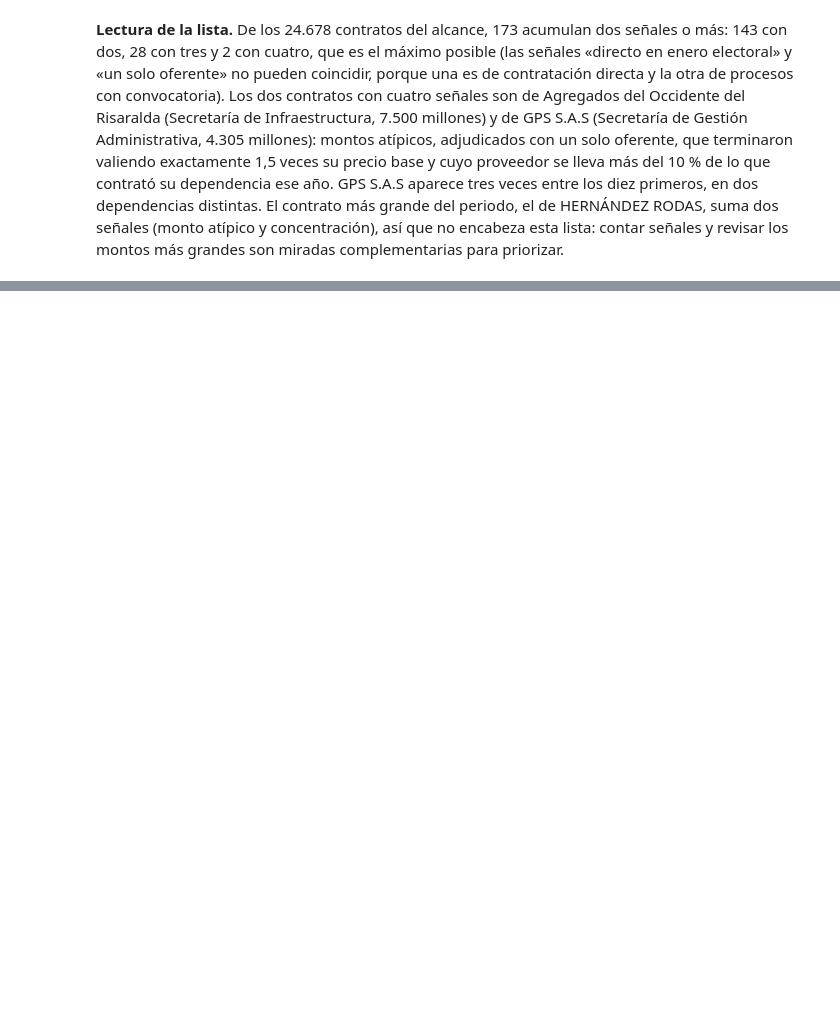
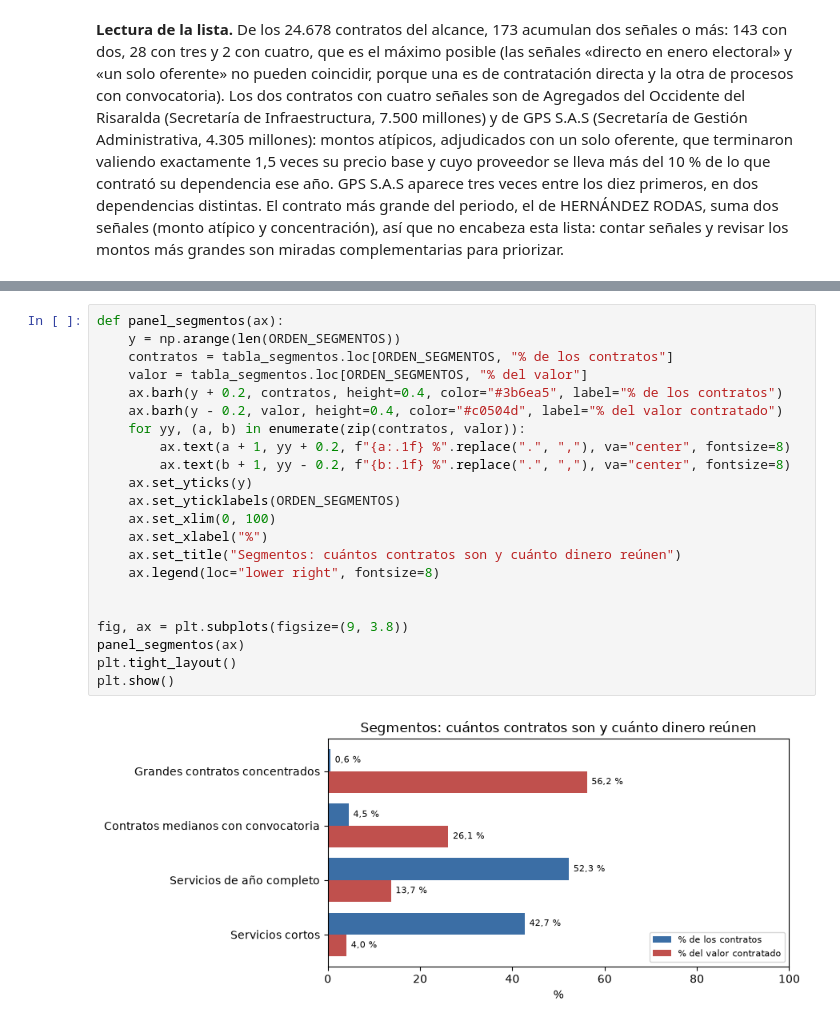
Before and after one commit to jahenao28-jh/contratacion-publica-pereira, a Jupyter notebook: notebooks/01_ingesta.ipynb, the cells around one changed output, grey strips where cells are left out. Drawn from its saved outputs; the diff is of its cells as text; blank space fills up the shorter version.

```diff
--- a/notebooks/01_ingesta.ipynb
+++ b/notebooks/01_ingesta.ipynb
@@ -1443,0 +1587,24 @@ Contratos: 24678 | variables: 40
+# %%
+def panel_segmentos(ax):
+    y = np.arange(len(ORDEN_SEGMENTOS))
+    contratos = tabla_segmentos.loc[ORDEN_SEGMENTOS, "% de los contratos"]
+    valor = tabla_segmentos.loc[ORDEN_SEGMENTOS, "% del valor"]
+    ax.barh(y + 0.2, contratos, height=0.4, color="#3b6ea5", label="% de los contratos")
+    ax.barh(y - 0.2, valor, height=0.4, color="#c0504d", label="% del valor contratado")
+    for yy, (a, b) in enumerate(zip(contratos, valor)):
+        ax.text(a + 1, yy + 0.2, f"{a:.1f} %".replace(".", ","), va="center", fontsize=8)
+        ax.text(b + 1, yy - 0.2, f"{b:.1f} %".replace(".", ","), va="center", fontsize=8)
+    ax.set_yticks(y)
+    ax.set_yticklabels(ORDEN_SEGMENTOS)
+    ax.set_xlim(0, 100)
+    ax.set_xlabel("%")
+    ax.set_title("Segmentos: cuántos contratos son y cuánto dinero reúnen")
+    ax.legend(loc="lower right", fontsize=8)
+
+
+fig, ax = plt.subplots(figsize=(9, 3.8))
+panel_segmentos(ax)
+plt.tight_layout()
+plt.show()
+# %% [output]
+[figure, added]
```
Also changed, not shown: parts of 29 cells of this notebook, 15 other files.
